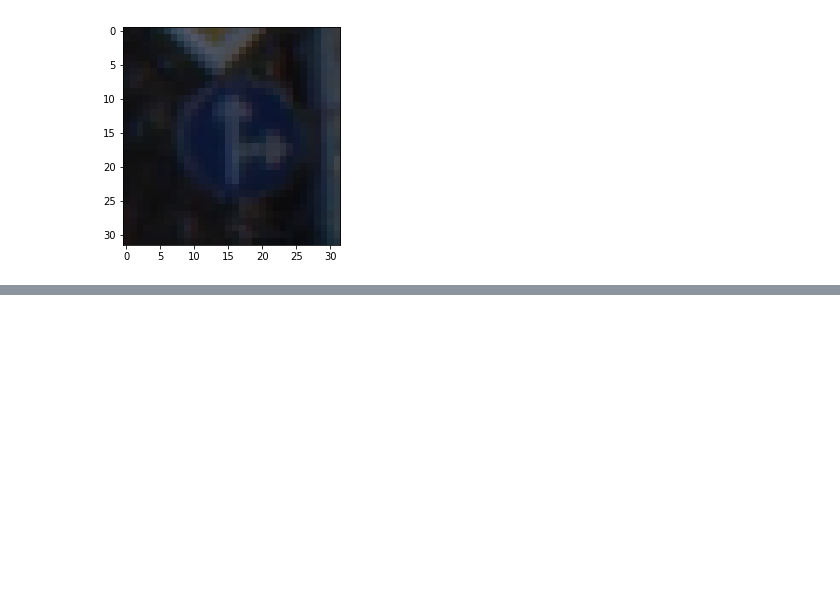
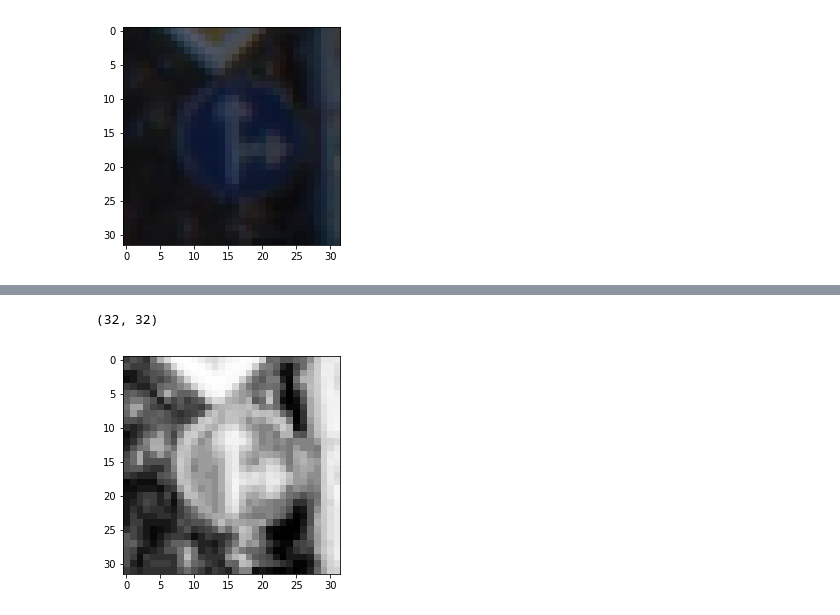
Before and after one commit to CleanPegasus/Traffic-Sign-Classifier, a Jupyter notebook: Traffic Sign Classifier.ipynb, the cells around one changed output, grey strips where cells are left out. Cells and saved outputs as stored; diff of their text form; code cells hidden in the pictures; blank space fills up the shorter version.

```diff
--- a/Traffic Sign Classifier.ipynb
+++ b/Traffic Sign Classifier.ipynb
@@ -100,0 +105,11 @@ print(img.shape)
+# %%
+def equalize(img):
+    img = cv2.equalizeHist(img)
+    return img
+# %%
+img = equalize(img)
+plt.imshow(img, cmap = 'gray')
+print(img.shape)
+# %% [output]
+(32, 32)
+[figure, added]
```
Also changed, not shown: parts of 9 cells of this notebook.
